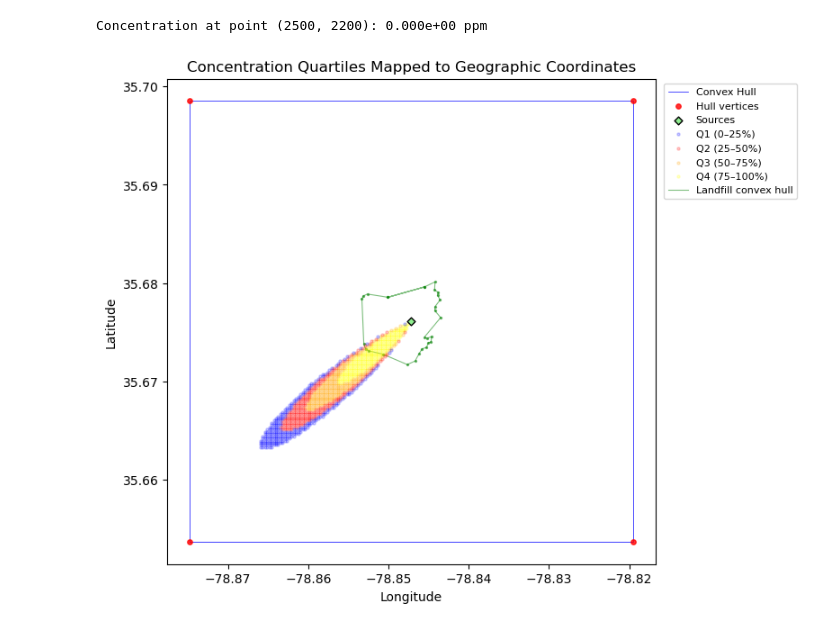
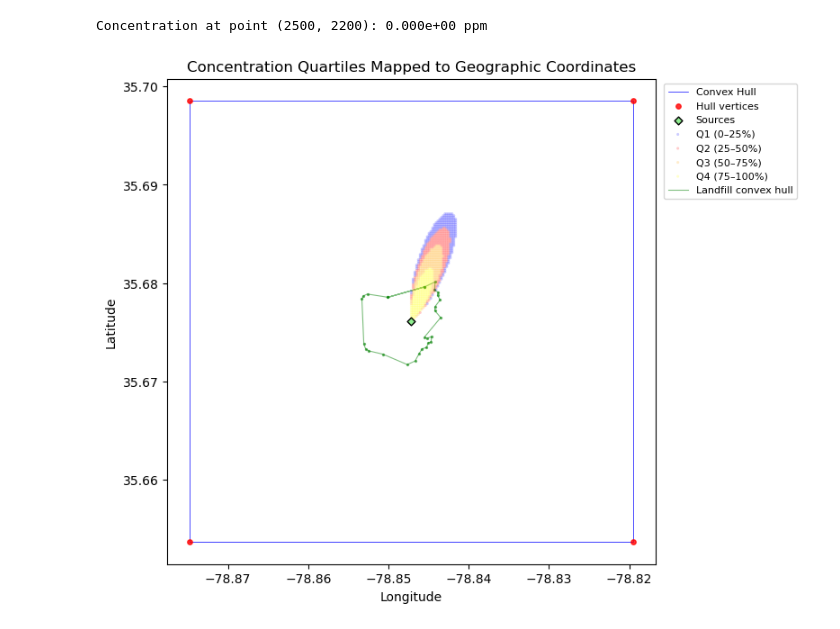
Before and after one commit to Puertarra/PFAS_Flux, a Jupyter notebook: src/PFAS_L26.ipynb, the cells around one changed output. Saved outputs shown, nothing was run; the diff lists cells and outputs as text; code cells hidden in the pictures.

```diff
--- a/src/PFAS_L26.ipynb
+++ b/src/PFAS_L26.ipynb
@@ -152,6 +152,8 @@ Latitude: 35.676091,  Longitude: -78.847150
 
 Centroid of Hanover's convex hull:
 Latitude: 34.325666,  Longitude: -77.988866
+# %%
+landfill = 'LF26'
 # %% [markdown]
 ### Grid vertices
 we use a 5km squared grid
@@ -742,7 +738,7 @@ y_min, y_max = hull_vertices[:, 1].min(), hull_vertices[:, 1].max() # Y bounds (
 landfill_width = x_max - x_min  # Width (m)
 landfill_height = y_max - y_min  # Height (m)
 
-step_x, step_y = 25, 25  # Grid spacing in x and y axis (m)
+step_x, step_y = 20, 20  # Grid spacing in x and y axis (m)
 # %% [markdown]
 ### Receptor Grid Generation
 # %%
@@ -1031,8 +1029,8 @@ std3 = (mu - 3*sigma, mu + 3*sigma)
 # %%
 # --- Extract columns ---
-x = synthetic_df['x(m)'].to_numpy()
-y = synthetic_df['y(m)'].to_numpy()
-conc = synthetic_df['concentration(ppm)'].to_numpy()
+x = synthetic_df_0['x(m)'].to_numpy()
+y = synthetic_df_0['y(m)'].to_numpy()
+conc = synthetic_df_0['concentration(ppm)'].to_numpy()
 
 # --- Mask non-zero concentrations ---
 mask_nz = conc > 0
@@ -1075,10 +1073,14 @@ else:
     )
     s = 5
     alpha = 0.2
-    plt.scatter(x_nz[m_q1], y_nz[m_q1], c="blue",   alpha=alpha, s=s, zorder=4, label="Q1 (0–25%)")
-    plt.scatter(x_nz[m_q2], y_nz[m_q2], c="red",    alpha=alpha, s=s, zorder=3, label="Q2 (25–50%)")
-    plt.scatter(x_nz[m_q3], y_nz[m_q3], c="orange", alpha=alpha, s=s, zorder=2, label="Q3 (50–75%)")
-    plt.scatter(x_nz[m_q4], y_nz[m_q4], c="yellow", alpha=alpha, s=s, zorder=1, label="Q4 (75–100%)")
+    plt.scatter(x_nz[m_q1], y_nz[m_q1], linewidths=0, edgecolors="none",
+                 c="blue",   alpha=alpha, s=s, zorder=4, label="Q1 (0–25%)")
+    plt.scatter(x_nz[m_q2], y_nz[m_q2], linewidths=0, edgecolors="none",
+                 c="red",    alpha=alpha, s=s, zorder=3, label="Q2 (25–50%)")
+    plt.scatter(x_nz[m_q3], y_nz[m_q3], linewidths=0, edgecolors="none",
+                 c="orange", alpha=alpha, s=s, zorder=2, label="Q3 (50–75%)")
+    plt.scatter(x_nz[m_q4], y_nz[m_q4], linewidths=0, edgecolors="none",
+                 c="yellow", alpha=alpha, s=s, zorder=1, label="Q4 (75–100%)")
     plt.xticks(np.arange(0, x_lim+1, 1000))
     plt.yticks(np.arange(0, y_lim+1, 1000))
     plt.xlim(x_min - pad, x_max + pad)
@@ -1148,13 +1150,13 @@ for ax, df, title in zip(axes, synthetic_list, titles):
     # --- Receptors by quartile ---
     s = 5
     alpha = 0.2
-    ax.scatter(x_nz[m_q1], y_nz[m_q1], c="blue",
+    ax.scatter(x_nz[m_q1], y_nz[m_q1], c="blue", linewidths=0, edgecolors="none",
                alpha=alpha, s=s, zorder=4, label="Q1 (0–25%)")
-    ax.scatter(x_nz[m_q2], y_nz[m_q2], c="red",
+    ax.scatter(x_nz[m_q2], y_nz[m_q2], c="red", linewidths=0, edgecolors="none",
                alpha=alpha, s=s, zorder=3, label="Q2 (25–50%)")
-    ax.scatter(x_nz[m_q3], y_nz[m_q3], c="orange",
+    ax.scatter(x_nz[m_q3], y_nz[m_q3], c="orange", linewidths=0, edgecolors="none",
                alpha=alpha, s=s, zorder=2, label="Q3 (50–75%)")
-    ax.scatter(x_nz[m_q4], y_nz[m_q4], c="yellow",
+    ax.scatter(x_nz[m_q4], y_nz[m_q4], c="yellow", linewidths=0, edgecolors="none",
                alpha=alpha, s=s, zorder=1, label="Q4 (75–100%)")
 
     ax.set_xticks(np.arange(0, x_lim + 1, 1000))
@@ -1552,9 +1374,9 @@ def xy_to_latlon(x, y, centroid, x0=2500, y0=2500):
 # ------------------------------------------------------------
 # 2. Extract columns and mask zero concentrations
 # ------------------------------------------------------------
-x = synthetic_df['x(m)'].to_numpy()
-y = synthetic_df['y(m)'].to_numpy()
-conc = synthetic_df['concentration(ppm)'].to_numpy()
+x = synthetic_df_0['x(m)'].to_numpy()
+y = synthetic_df_0['y(m)'].to_numpy()
+conc = synthetic_df_0['concentration(ppm)'].to_numpy()
 
 mask_nz = conc > 0
 x_nz = x[mask_nz]
@@ -1623,35 +1445,35 @@ plt.scatter(src_lon, src_lat, c='lightgreen', s=20, marker='D',
             edgecolor='black', zorder=5, label='Sources')
 
 # Quartile-colored concentrations (now georeferenced)
 s = 5
 alpha = 0.2
-plt.scatter(lon_nz[m_q1], lat_nz[m_q1],
+plt.scatter(lon_nz[m_q1], lat_nz[m_q1], linewidths=0, edgecolors="none",
             c="blue", alpha=alpha, s=s, zorder=5, label="Q1 (0–25%)")
 
-plt.scatter(lon_nz[m_q2], lat_nz[m_q2],
+plt.scatter(lon_nz[m_q2], lat_nz[m_q2], linewidths=0, edgecolors="none",
             c="red", alpha=alpha, s=s, zorder=4, label="Q2 (25–50%)")
 
-plt.scatter(lon_nz[m_q3], lat_nz[m_q3],
+plt.scatter(lon_nz[m_q3], lat_nz[m_q3], linewidths=0, edgecolors="none",
             c="orange", alpha=alpha, s=s, zorder=3, label="Q3 (50–75%)")
 
-plt.scatter(lon_nz[m_q4], lat_nz[m_q4],
+plt.scatter(lon_nz[m_q4], lat_nz[m_q4], linewidths=0, edgecolors="none",
             c="yellow", alpha=alpha, s=s , zorder=2, label="Q4 (75–100%)")
 
 # Google Earth hull (reference polygon)
 plt.plot(ge_closed_lon, ge_closed_lat,
          color='green', lw=0.8, alpha=0.5,ls='-', zorder=1, label='Landfill convex hull')
 
 plt.scatter(ge_hull_lon, ge_hull_lat,
             color='green', s=2, alpha=0.5, zorder=1)
 
 # Labels
 plt.xlabel("Longitude")
 plt.ylabel("Latitude")
 plt.title("Concentration Quartiles Mapped to Geographic Coordinates")
 
 # Legend
 plt.legend(loc='upper right', bbox_to_anchor=(1.3, 1.0), fontsize=8)
 
 plt.show()
 # %% [output]
-[figure, old version]
+[figure, new version]
```
Also changed, not shown: parts of 34 cells of this notebook, 2 other files.
